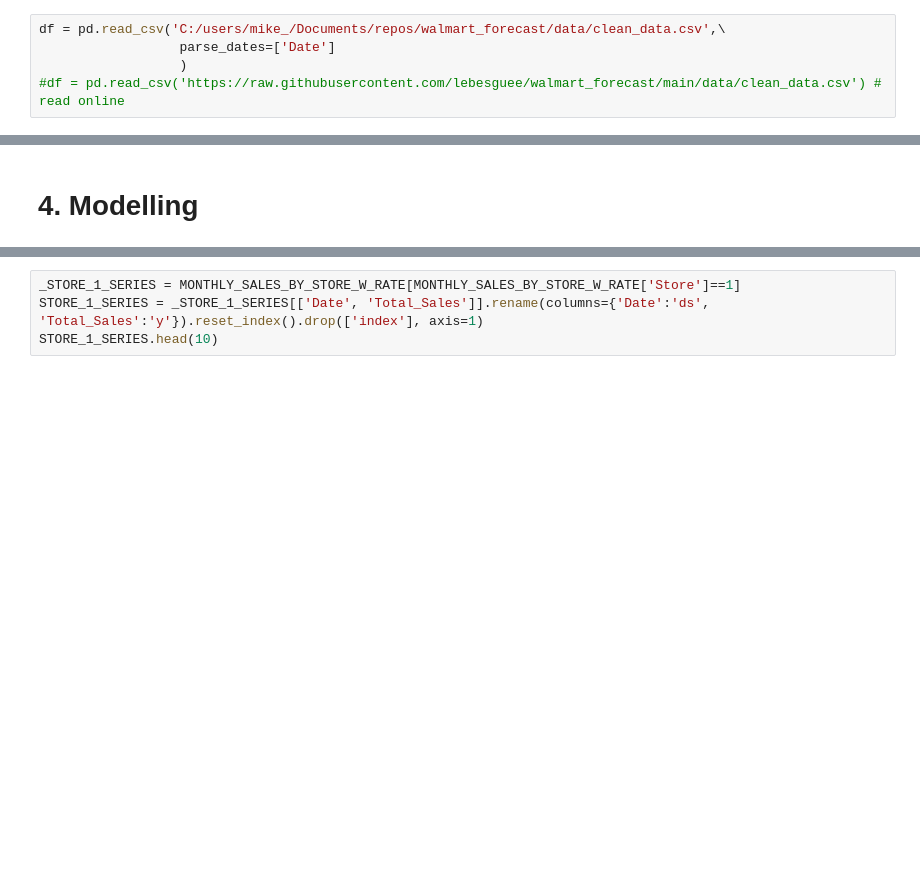
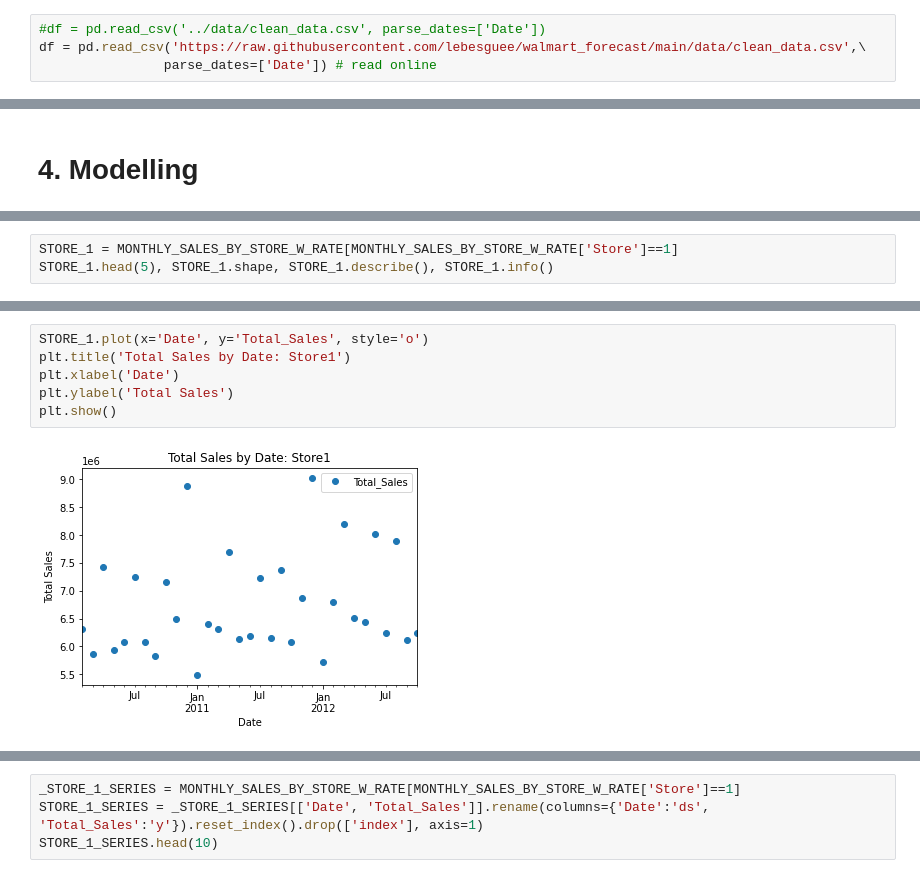
Before and after one commit to lebesguee/walmart_forecast, a Jupyter notebook: forecasting.ipynb, the cells around one changed output, grey strips where cells are left out. Drawn from its saved outputs; the diff is of its cells as text; blank space fills up the shorter version.

Commit message:
Added draft of Linear Regression Model forecasting Store1 sales

```diff
--- a/forecasting.ipynb
+++ b/forecasting.ipynb
@@ -17,9 +22,8 @@ from prophet.plot import plot_plotly, plot_components_plotly
 # %% [markdown]
 # 2. Read Data
 # %%
-df = pd.read_csv('C:/users/mike_/Documents/repos/walmart_forecast/data/clean_data.csv',\
-                  parse_dates=['Date']
-                  )
-#df = pd.read_csv('https://raw.githubusercontent.com/lebesguee/walmart_forecast/main/data/clean_data.csv') # read online
+#df = pd.read_csv('../data/clean_data.csv', parse_dates=['Date'])
+df = pd.read_csv('https://raw.githubusercontent.com/lebesguee/walmart_forecast/main/data/clean_data.csv',\
+                parse_dates=['Date']) # read online
 # %% [markdown]
 # 2. EDA
@@ -196,0 +151,3 @@ MONTHLY_SALES_BY_STORE_W_RATE
+# %%
+STORE_1 = MONTHLY_SALES_BY_STORE_W_RATE[MONTHLY_SALES_BY_STORE_W_RATE['Store']==1]
+STORE_1.head(5), STORE_1.shape, STORE_1.describe(), STORE_1.info()
@@ -196,0 +183,8 @@ MONTHLY_SALES_BY_STORE_W_RATE
+# %%
+STORE_1.plot(x='Date', y='Total_Sales', style='o')
+plt.title('Total Sales by Date: Store1')
+plt.xlabel('Date')
+plt.ylabel('Total Sales')
+plt.show()
+# %% [output]
+[figure, added]
```
Also changed, not shown: parts of 25 cells of this notebook.
